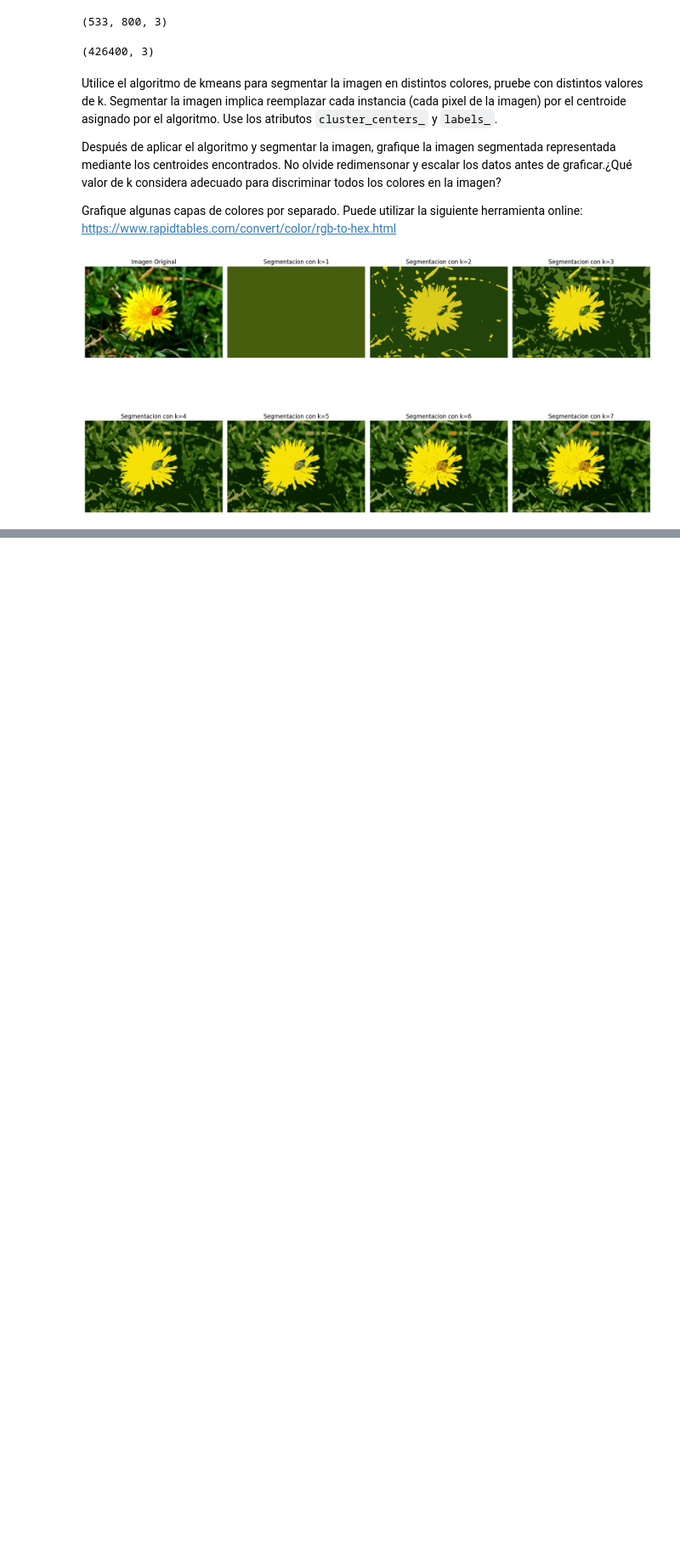
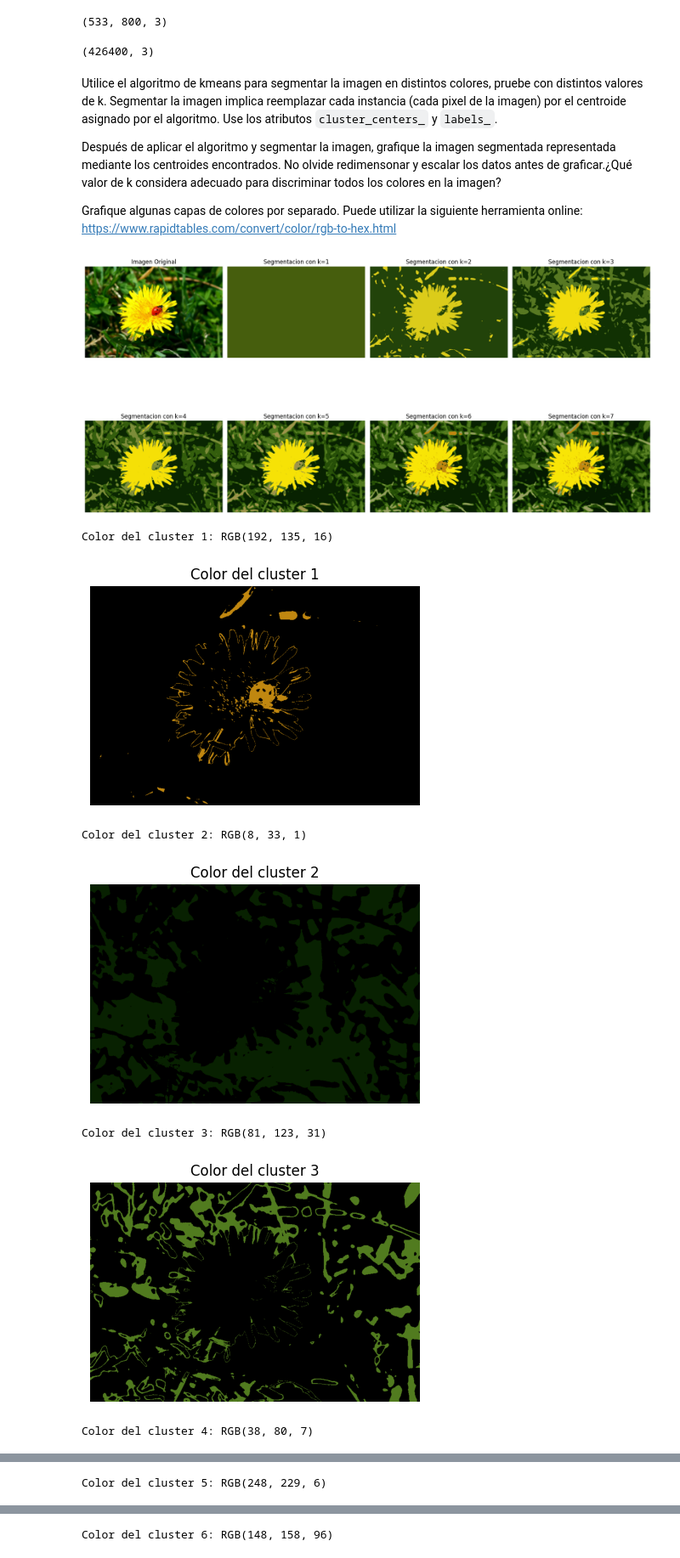
Before and after one commit to axelescalante0/Aprendizaje-Maquinal, a Jupyter notebook: Scrips/Clustering/Segmentación_en_colores.ipynb, the cells around one changed output, grey strips where cells are left out. Shown at 85% size. Saved outputs shown, nothing was run; the diff lists cells and outputs as text; code cells hidden in the pictures; blank space fills up the shorter version.

Commit message:
Clustering: Segmentacion en colores Terminado

```diff
--- a/Scrips/Clustering/Segmentación_en_colores.ipynb
+++ b/Scrips/Clustering/Segmentación_en_colores.ipynb
@@ -77,3 +77,36 @@ plt.show()
 [figure]
 # %%
 #Grafique algunas capas de colores por separado. Puede utilizar la siguiente herramienta online: https://www.rapidtables.com/convert/color/rgb-to-hex.html
+# %%
+k = 6
+kmeans = KMeans(n_clusters=k, random_state=0)
+kmeans.fit(X)
+
+#sacamos los centroides y las etiquetas
+centroides = kmeans.cluster_centers_.astype(int)
+etiquetas = kmeans.labels_
+
+#Graficamos capas de colores seleccionando solo un color en especifico
+for i in range(k):
+    imagen_capa = np.zeros_like(X)  # Crear una imagen en negro
+    imagen_capa[etiquetas == i] = centroides[i]  # Reemplazar los pixeles del cluster seleccionado por su color
+    imagen_capa = imagen_capa.reshape(image.shape)
+
+    #Sacamos el valor del color en RGB
+    rgb = tuple(centroides[i])
+    print(f"Color del cluster {i + 1}: RGB{rgb}")
+
+    # Graficar la capa de color
+    plt.figure(figsize=(5, 5))
+    plt.title(f"Color del cluster {i + 1}")
+    plt.imshow(imagen_capa)
+    plt.axis("off")
+    plt.show()
+# %% [output]
+Color del cluster 1: RGB(192, 135, 16)
+[figure, added]
+Color del cluster 2: RGB(8, 33, 1)
+[figure, added]
+Color del cluster 3: RGB(81, 123, 31)
+[figure, added]
+Color del cluster 4: RGB(38, 80, 7)
@@ -79,0 +114 @@ plt.show()
+Color del cluster 5: RGB(248, 229, 6)
@@ -79,0 +116 @@ plt.show()
+Color del cluster 6: RGB(148, 158, 96)
```
Also changed, not shown: parts of 2 cells of this notebook.
